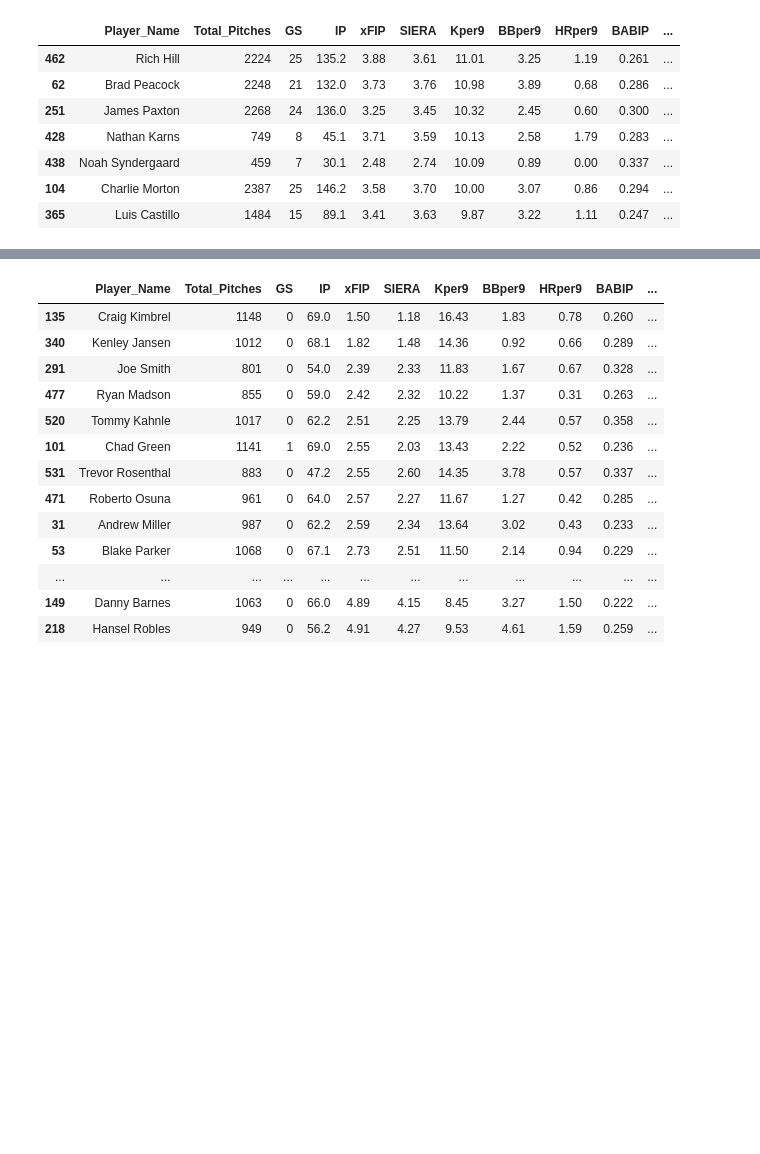
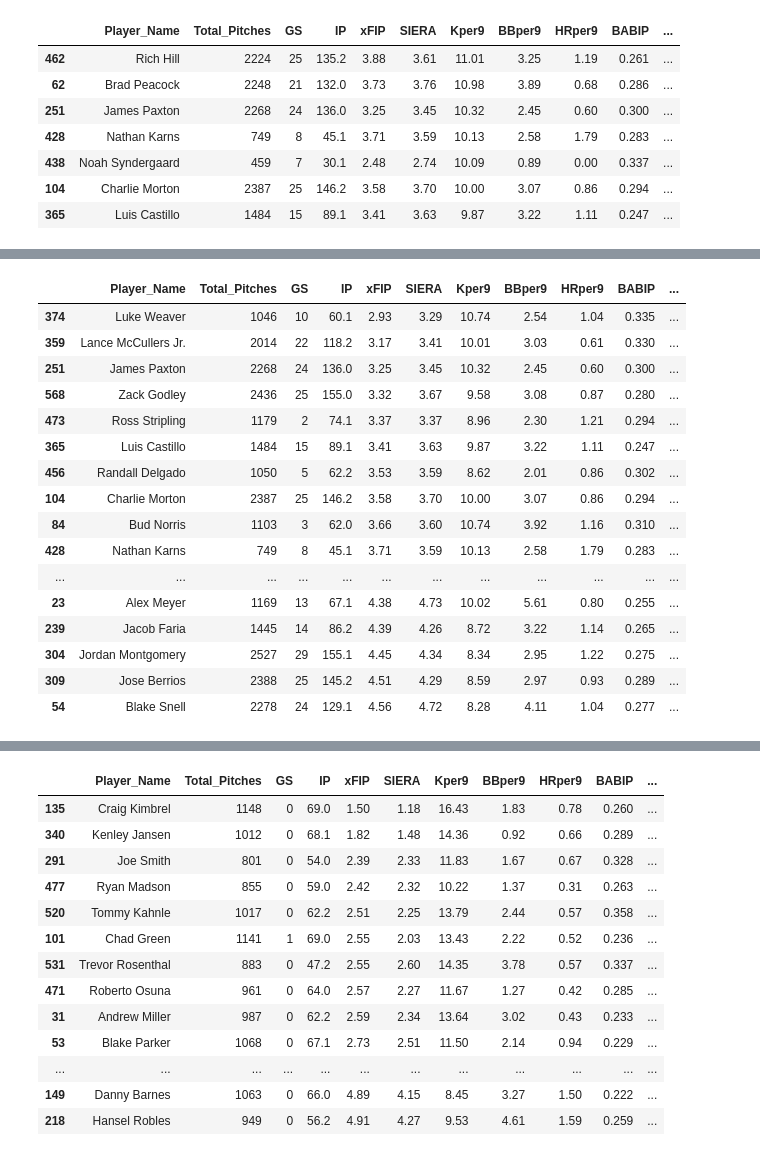
Before and after one commit to ayovito/FantasyBaseballProject, a Jupyter notebook: 2018 Fantasy Baseball Breakout Analysis - xFIP.ipynb, the cells around one changed output, grey strips where cells are left out. Cells and saved outputs as stored; diff of their text form; code cells hidden in the pictures; blank space fills up the shorter version.

```diff
--- a/2018 Fantasy Baseball Breakout Analysis - xFIP.ipynb
+++ b/2018 Fantasy Baseball Breakout Analysis - xFIP.ipynb
@@ -446,3 +446,10 @@ rate_starting_pitching_stats_2017_v3.sort_values(by='Kper9', ascending=False)
 | 438 | Noah Syndergaard | 459 | 7 | 30.1 | 2.48 | 2.74 | 10.09 | 0.89 | 0.00 | 0.337 | ... |
 | 104 | Charlie Morton | 2387 | 25 | 146.2 | 3.58 | 3.70 | 10.00 | 3.07 | 0.86 | 0.294 | ... |
 | 365 | Luis Castillo | 1484 | 15 | 89.1 | 3.41 | 3.63 | 9.87 | 3.22 | 1.11 | 0.247 | ... |
+# %%
+# we are including pitchers who have been full time starters in past years so let's take them out to be consistent
+IP_check_2016 = rate_pitching_stats_2016[(rate_pitching_stats_2016.IP >= 162)]
+# %%
+# showing players in our 50% breakout list from 2017 who had > 162 IP in 2016
+common_2016 = rate_starting_pitching_stats_2017_v2.merge(IP_check_2016,on=['Player_Name','Player_Name'])
+rate_starting_pitching_stats_2017_v2[(rate_starting_pitching_stats_2017_v2.Player_Name.isin(common_2016.Player_Name))]
@@ -448,0 +465,7 @@ rate_starting_pitching_stats_2017_v3.sort_values(by='Kper9', ascending=False)
+# %%
+# we are including pitchers who have been full time starters in past years so let's take them out to be consistent
+IP_check_2015 = rate_pitching_stats_2015[(rate_pitching_stats_2015.IP >= 162)]
+# %%
+# showing players in our 50% breakout list from 2017 who had > 162 IP in 2016
+common_2015 = rate_starting_pitching_stats_2017_v2.merge(IP_check_2015,on=['Player_Name','Player_Name'])
+rate_starting_pitching_stats_2017_v2[(rate_starting_pitching_stats_2017_v2.Player_Name.isin(common_2015.Player_Name))]
@@ -448,0 +481,23 @@ rate_starting_pitching_stats_2017_v3.sort_values(by='Kper9', ascending=False)
+# %%
+potential_pitching_breakouts_2018 = rate_starting_pitching_stats_2017_v2[
+                    (~rate_starting_pitching_stats_2017_v2.Player_Name.isin(common_2016.Player_Name)) &
+                    (~rate_starting_pitching_stats_2017_v2.Player_Name.isin(common_2015.Player_Name)) ]
+potential_pitching_breakouts_2018.sort_values(by='xFIP')
+# %% [output]
+|  | Player_Name | Total_Pitches | GS | IP | xFIP | SIERA | Kper9 | BBper9 | HRper9 | BABIP | ... |
+| 374 | Luke Weaver | 1046 | 10 | 60.1 | 2.93 | 3.29 | 10.74 | 2.54 | 1.04 | 0.335 | ... |
+| 359 | Lance McCullers Jr. | 2014 | 22 | 118.2 | 3.17 | 3.41 | 10.01 | 3.03 | 0.61 | 0.330 | ... |
+| 251 | James Paxton | 2268 | 24 | 136.0 | 3.25 | 3.45 | 10.32 | 2.45 | 0.60 | 0.300 | ... |
+| 568 | Zack Godley | 2436 | 25 | 155.0 | 3.32 | 3.67 | 9.58 | 3.08 | 0.87 | 0.280 | ... |
+| 473 | Ross Stripling | 1179 | 2 | 74.1 | 3.37 | 3.37 | 8.96 | 2.30 | 1.21 | 0.294 | ... |
+| 365 | Luis Castillo | 1484 | 15 | 89.1 | 3.41 | 3.63 | 9.87 | 3.22 | 1.11 | 0.247 | ... |
+| 456 | Randall Delgado | 1050 | 5 | 62.2 | 3.53 | 3.59 | 8.62 | 2.01 | 0.86 | 0.302 | ... |
+| 104 | Charlie Morton | 2387 | 25 | 146.2 | 3.58 | 3.70 | 10.00 | 3.07 | 0.86 | 0.294 | ... |
+| 84 | Bud Norris | 1103 | 3 | 62.0 | 3.66 | 3.60 | 10.74 | 3.92 | 1.16 | 0.310 | ... |
+| 428 | Nathan Karns | 749 | 8 | 45.1 | 3.71 | 3.59 | 10.13 | 2.58 | 1.79 | 0.283 | ... |
+| ... | ... | ... | ... | ... | ... | ... | ... | ... | ... | ... | ... |
+| 23 | Alex Meyer | 1169 | 13 | 67.1 | 4.38 | 4.73 | 10.02 | 5.61 | 0.80 | 0.255 | ... |
+| 239 | Jacob Faria | 1445 | 14 | 86.2 | 4.39 | 4.26 | 8.72 | 3.22 | 1.14 | 0.265 | ... |
+| 304 | Jordan Montgomery | 2527 | 29 | 155.1 | 4.45 | 4.34 | 8.34 | 2.95 | 1.22 | 0.275 | ... |
+| 309 | Jose Berrios | 2388 | 25 | 145.2 | 4.51 | 4.29 | 8.59 | 2.97 | 0.93 | 0.289 | ... |
+| 54 | Blake Snell | 2278 | 24 | 129.1 | 4.56 | 4.72 | 8.28 | 4.11 | 1.04 | 0.277 | ... |
```
Also changed, not shown: parts of 5 cells of this notebook, 1 other file.
